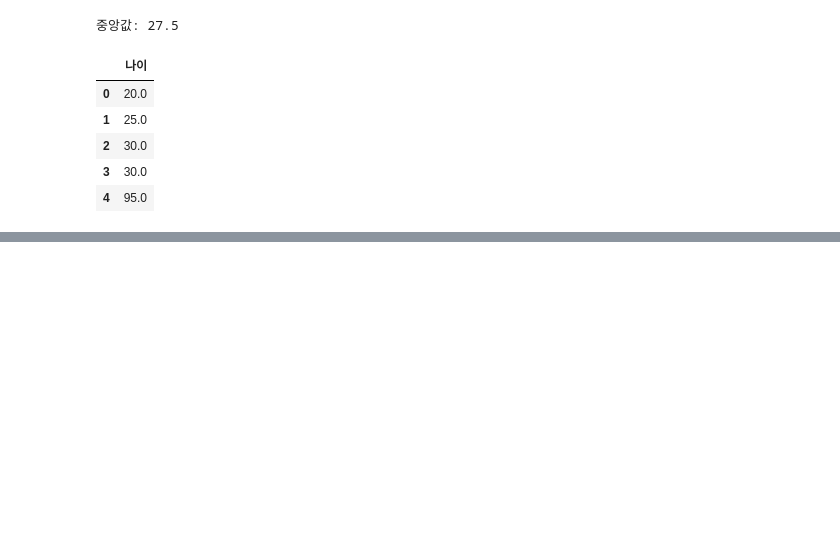
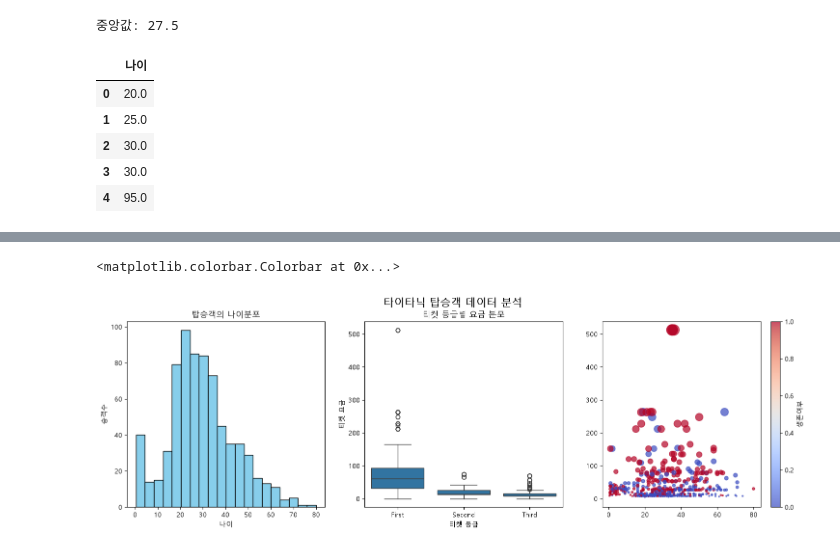
Before and after one commit to acdc234-git/AX_TIL, a Jupyter notebook: 26/08월/25.ipynb, the cells around one changed output, grey strips where cells are left out. Saved outputs shown, nothing was run; the diff lists cells and outputs as text; code cells hidden in the pictures; blank space fills up the shorter version.

Commit message:
pandas, matplot 연습

```diff
--- a/26/08월/25.ipynb
+++ b/26/08월/25.ipynb
@@ -178,0 +291,11 @@ df_age.bfill() # 뒤에 있는 값으로 채운다
+# %%
+import pandas as pd
+import numpy as np
+import matplotlib.pyplot as plt
+import seaborn as sns
+
+df = sns.load_dataset("titanic")
+
+#df.iloc[:5]
+#df[:5]
+df.head()
@@ -178,0 +309,4 @@ df_age.bfill() # 뒤에 있는 값으로 채운다
+# %%
+mode_embarked = df['embark_town'].mode()[0]
+
+mode_embarked
@@ -178,0 +315,5 @@ df_age.bfill() # 뒤에 있는 값으로 채운다
+# %%
+df['embark_town'] = df['embark_town'].fillna(mode_embarked)
+df['embarked'] = df['embark_town'].map(lambda x:x[0].upper())
+
+df['embarked']
@@ -178,0 +342,30 @@ df_age.bfill() # 뒤에 있는 값으로 채운다
+# %%
+fig, axes = plt.subplots(1, 3, figsize=(18, 5))
+fig.suptitle('타이타닉 탑승객 데이터 분석', fontsize=16)
+
+# [히스토그램] 탑승객 나이 분포
+axes[0].hist(df['age'], bins=20, color='skyblue', edgecolor='black')
+axes[0].set_title("탑승객의 나이분포")
+axes[0].set_xlabel('나이')
+axes[0].set_ylabel('승객수')
+
+# [박스 플롯] 티켓 등급에 따른 요금 이상치 확인
+sns.boxplot(x='class', y='fare', data=df, ax=axes[1])
+axes[1].set_title('티켓 등급별 요금 분포')
+axes[1].set_xlabel('티켓 등급')
+axes[1].set_ylabel('티켓 요금')
+
+# [산점도] 나이와 클리닝된 요금의 관계
+scatter = axes[2].scatter(
+    df['age'],
+    df['fare'],
+    c=df['survived'], # 1 - 빨강, 0 - 파랑
+    cmap='coolwarm',
+    s=df['fare'] / 2,
+    alpha=0.7
+)
+
+fig.colorbar(scatter, ax=axes[2], label="생존여부")
+# %% [output]
+<matplotlib.colorbar.Colorbar at 0x...>
+[figure, added]
```
Also changed, not shown: parts of 15 cells of this notebook, 2 other files.
